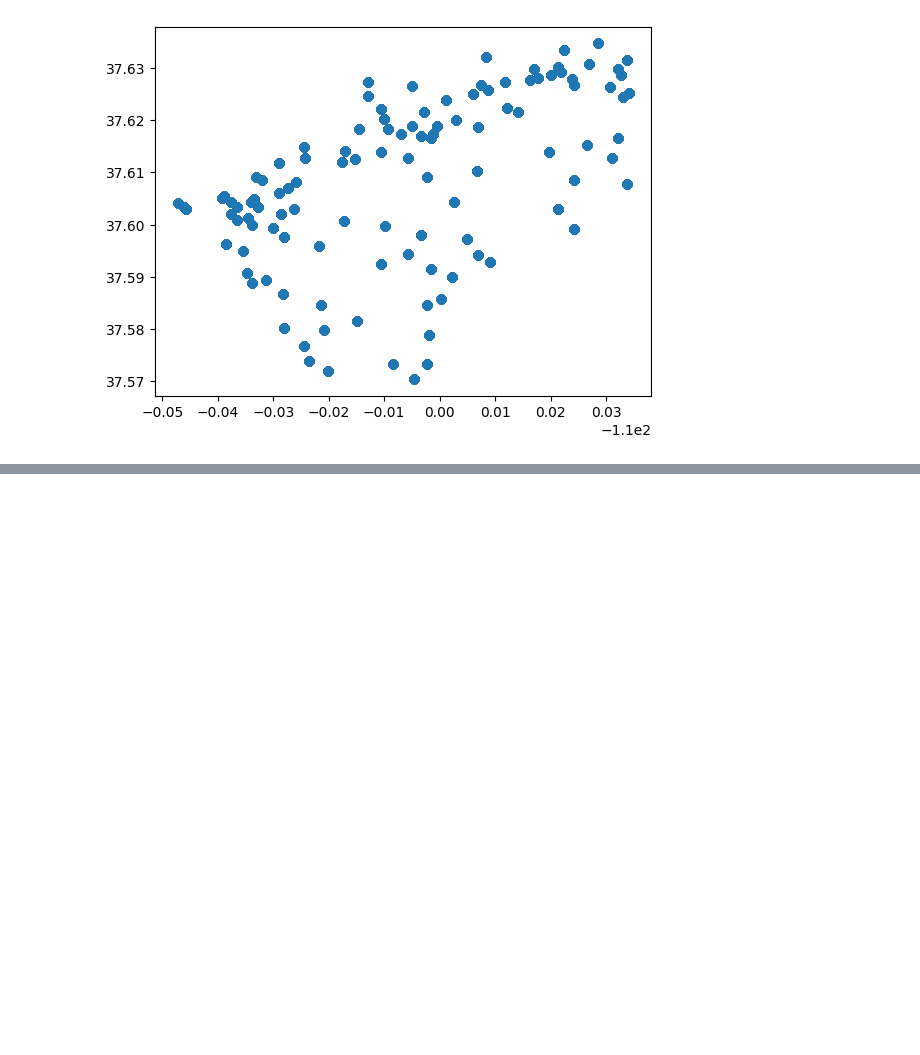
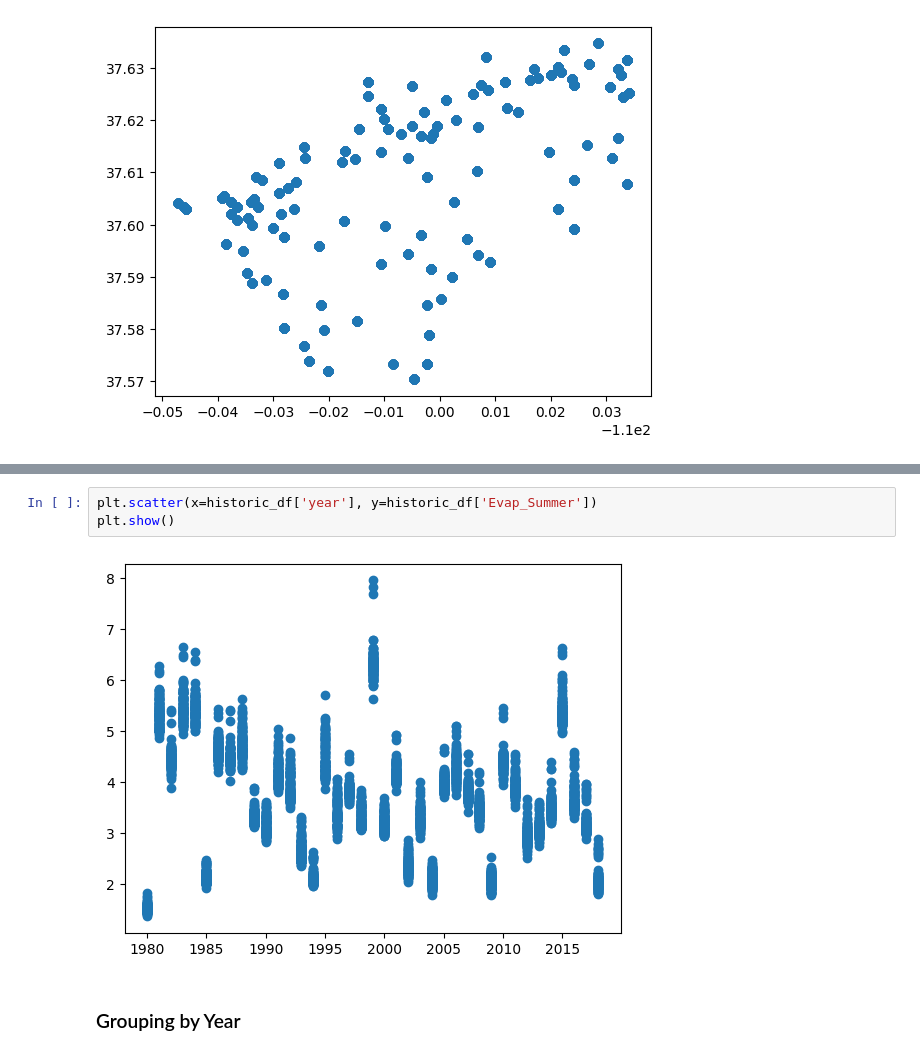
Before and after one commit to lindsaystrong7/dsan-scholarship-project, a Jupyter notebook: code/eda.ipynb, the cells around one changed output, grey strips where cells are left out. Drawn from its saved outputs; the diff is of its cells as text; blank space fills up the shorter version.

```diff
--- a/code/eda.ipynb
+++ b/code/eda.ipynb
@@ -238,0 +252,7 @@ See the caveats in the documentation: https://pandas.pydata.org/pandas-docs/stab
+# %%
+plt.scatter(x=historic_df['year'], y=historic_df['Evap_Summer'])
+plt.show()
+# %% [output]
+[figure, added]
+# %% [markdown]
+### Grouping by Year
```
Also changed, not shown: parts of 32 cells of this notebook, 31 other files.
